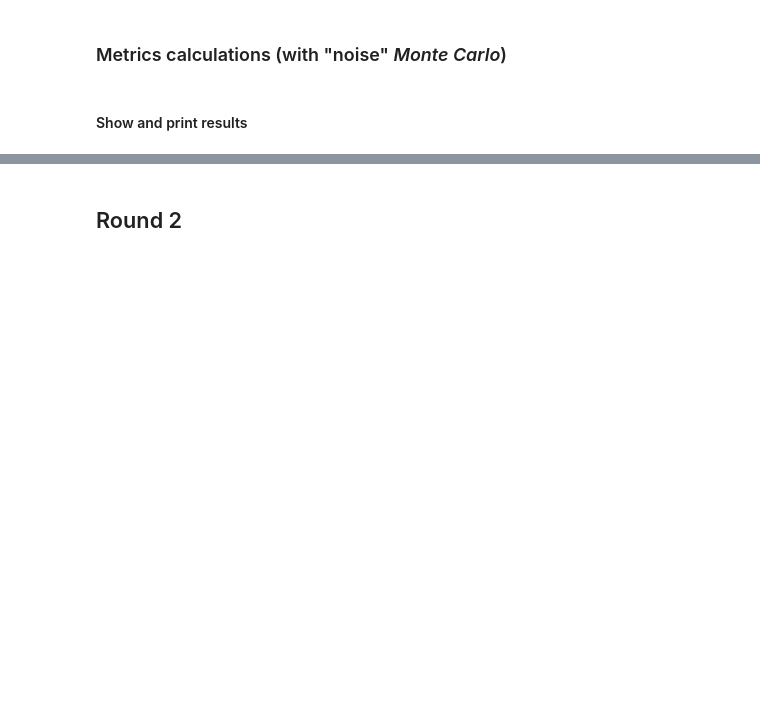
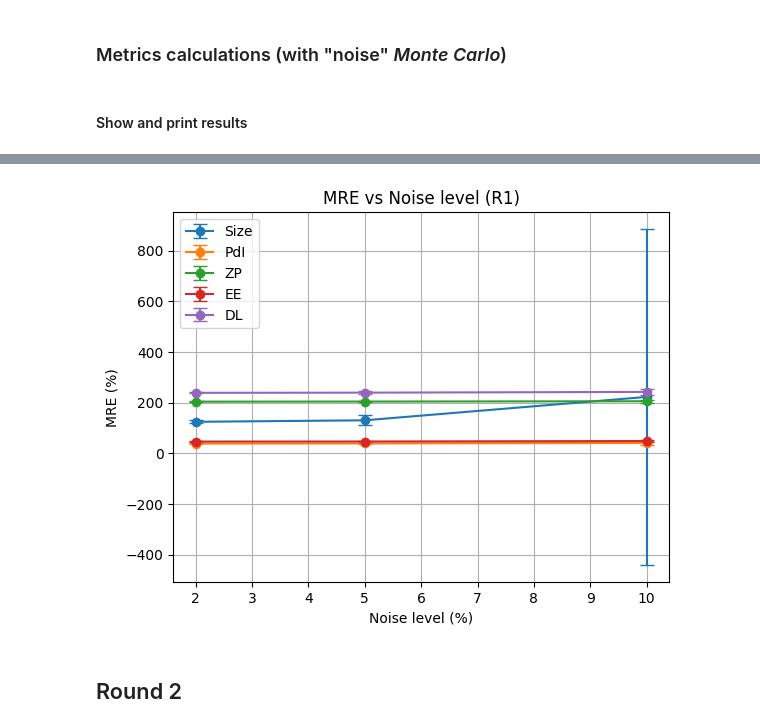
Before and after one commit to emma-reig/TFM_MuBiB_Emma-Reig, a Jupyter notebook: Design_Expert/Experimental_synthesis/Without convolution/Synthesis_metrics.ipynb, the cells around one changed output, grey strips where cells are left out. Cells and saved outputs as stored; diff of their text form; code cells hidden in the pictures; blank space fills up the shorter version.

```diff
--- a/Design_Expert/Experimental_synthesis/Without convolution/Synthesis_metrics.ipynb
+++ b/Design_Expert/Experimental_synthesis/Without convolution/Synthesis_metrics.ipynb
@@ -182,3 +208,24 @@ Metrics with noise R1 (different levels):
+# %%
+for var in variables:
+    df_plot = metrics_noiseR1[metrics_noiseR1["Variable"] == var]
+
+    plt.errorbar(
+        df_plot["Sigma_%"],
+        df_plot["MRE_mean"],
+        yerr=df_plot["MRE_std"],
+        marker='o',
+        capsize=5,
+        label=var
+    )
+
+plt.xlabel("Noise level (%)")
+plt.ylabel("MRE (%)")
+plt.title("MRE vs Noise level (R1)")
+plt.legend()
+plt.grid(True)
+plt.show()
+# %% [output]
+[figure, added]
 # %% [markdown]
 ## Round 2
 # %% [markdown]
```
Also changed, not shown: parts of 11 cells of this notebook, 13 other files.
